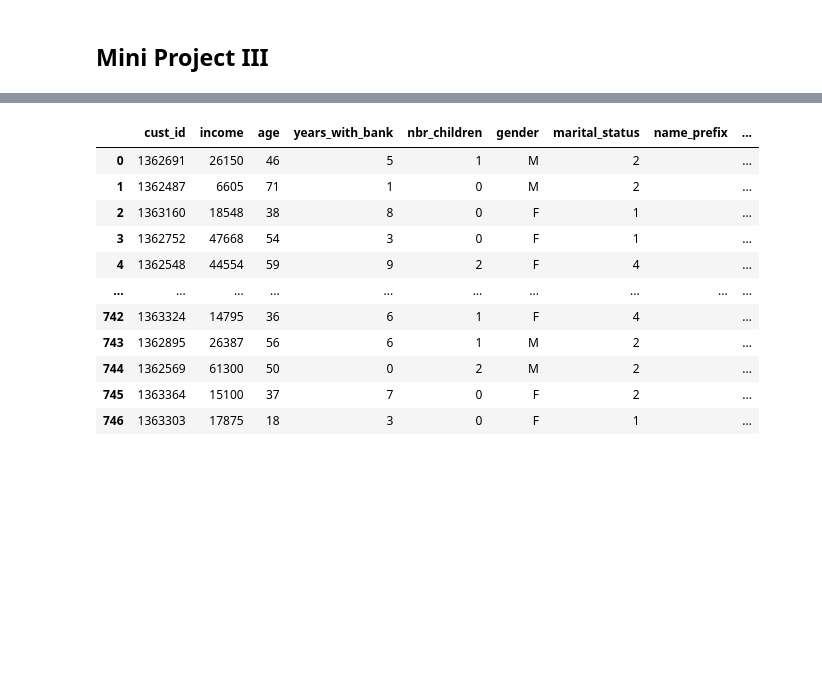
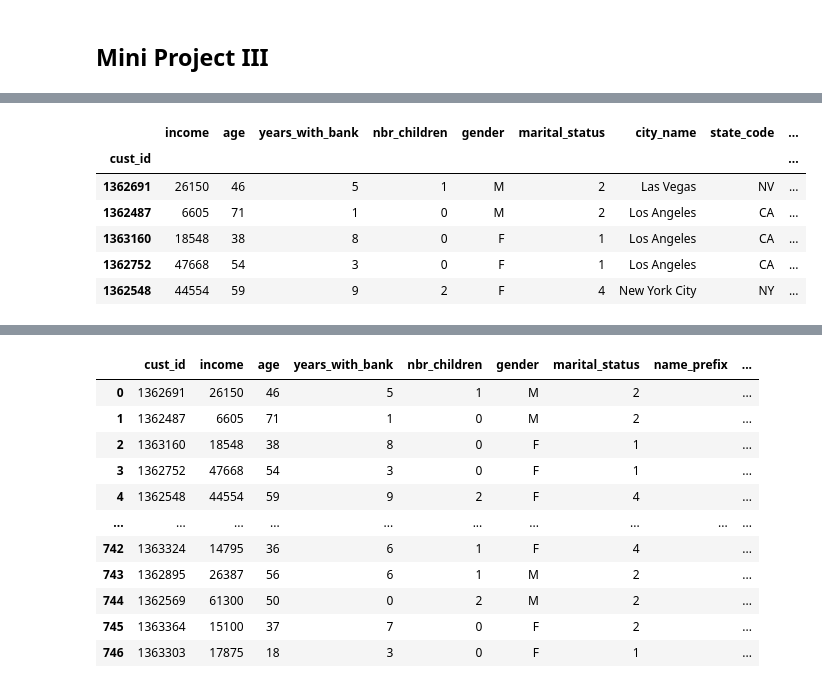
Before and after one commit to Bonzolo/Lighthouse-Labs-Mini-Project-III, a Jupyter notebook: mini-project-III.ipynb, the cells around one changed output, grey strips where cells are left out. Cells and saved outputs as stored; diff of their text form; code cells hidden in the pictures; blank space fills up the shorter version.

```diff
--- a/mini-project-III.ipynb
+++ b/mini-project-III.ipynb
@@ -33,0 +21,17 @@ accounts
+# %%
+cust_clean = customer[['cust_id', 'income', 'age', 'years_with_bank', 'nbr_children', 'gender', 'marital_status', 'city_name', 'state_code']]
+
+acc_types = accounts[['cust_id', 'acct_type']]
+cust_clean = cust_clean.set_index('cust_id')
+cust_clean[['SV', 'CC', 'CK']] = 0
+acc_types = acc_types.set_index('cust_id')
+acc_types = pd.get_dummies(acc_types)
+cust_clean.head()
+# %% [output]
+|  | income | age | years_with_bank | nbr_children | gender | marital_status | city_name | state_code | ... |
+| cust_id |  |  |  |  |  |  |  |  | ... |
+| 1362691 | 26150 | 46 | 5 | 1 | M | 2 | Las Vegas | NV | ... |
+| 1362487 | 6605 | 71 | 1 | 0 | M | 2 | Los Angeles | CA | ... |
+| 1363160 | 18548 | 38 | 8 | 0 | F | 1 | Los Angeles | CA | ... |
+| 1362752 | 47668 | 54 | 3 | 0 | F | 1 | Los Angeles | CA | ... |
+| 1362548 | 44554 | 59 | 9 | 2 | F | 4 | New York City | NY | ... |
```
Also changed, not shown: parts of 9 cells of this notebook.
